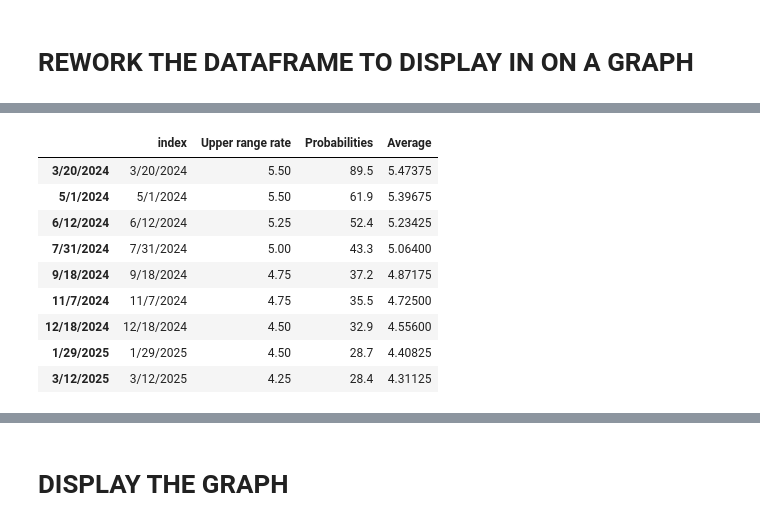
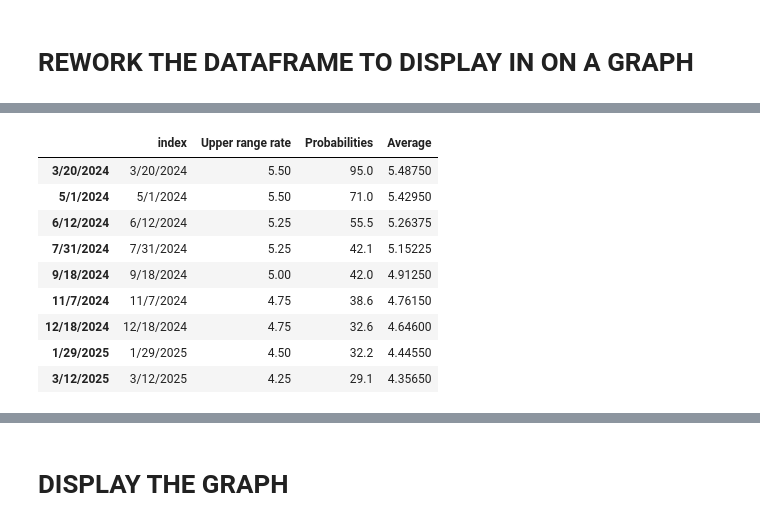
Before and after one commit to MaximilienA/quantitative-tools, a Jupyter notebook: Notebooks/[02 03 2024] [Local] Step by step Datascrapping + Data cleaning + Display + Database upload.ipynb, the cells around one changed output, grey strips where cells are left out. Saved outputs shown, nothing was run; the diff lists cells and outputs as text; code cells hidden in the pictures.

```diff
--- a/Notebooks/[02 03 2024] [Local] Step by step Datascrapping + Data cleaning + Display + Database upload.ipynb
+++ b/Notebooks/[02 03 2024] [Local] Step by step Datascrapping + Data cleaning + Display + Database upload.ipynb
@@ -200,6 +210,8 @@ def query_data_by_date(input_date):
     return result
 
 
-df_buffer_scrapped_data_from_website = query_data_by_date('2024-03-01')
-df_buffer_scrapped_data_from_website
+df_buffer_scrapped_data_from_database = query_data_by_date('2024-09-27')
+df_buffer_scrapped_data_from_database
+
+df_buffer_scrapped_data_from_database_03_Mars_2024 = query_data_by_date('2024-03-03')
 # %% [output]
@@ -324,9 +289,9 @@ Rates_df = pd.DataFrame({"Rates": ["0-25",	"25-50",	"50-75",	"75-100",	"100-125"
 for i in range (numberOfMeetingDates, 0, -1):
 
     #Get the raw header: 0    MEETING DATE 325-350 350-375 375-400 400-425 4...
-    header_scrapped_raw = df_buffer_scrapped_data_from_website.iloc[0]
+    header_scrapped_raw = df_buffer_scrapped_data_from_database.iloc[0]
     #Get the raw probabilities: 1    1/31/2024 0.0% 0.0% 0.0% 0.0% 6.7% 93.3%
-    probabilities_scrapped_raw = df_buffer_scrapped_data_from_website.iloc[i]
+    probabilities_scrapped_raw = df_buffer_scrapped_data_from_database.iloc[i]
 
     #Delete the "MEETING" frome the header of the retrieve table
     header_scrapped_raw = header_scrapped_raw[7:]
@@ -365,9 +330,9 @@ Rates_df
 # %% [markdown]
 # FINAL FUNCTION CALLING OTHER FUNCTION AND MERGING DATA IN A SINGLE DATAFRAME
 # %%
-def dfRatesMerger():
+def dfRatesMerger(scrapped_data_from_website_df):
 
-    scrapped_data_from_website_df  = get_probabilities()
+
 
     Rates_df = pd.DataFrame({"Rates": ["0-25",	"25-50",	"50-75",	"75-100",	"100-125",	"125-150",	"150-175",	"175-200",	"200-225",	"225-250",	"250-275",	"275-300",	"300-325",	"325-350",	"350-375",	"375-400",	"400-425",	"425-450",	"450-475",	"475-500",	"500-525",	"525-550",	"550-575",	"575-600",	"600-625",	"625-650",	"650-675",	"675-700",	"700-725",	"725-750",	"750-775",	"775-800",	"800-825",	"825-850",	"850-875",	"875-900",	"900-925",	"925-950",	"950-975",	"975-1000"]})
 
@@ -406,0 +369,14 @@ final_df.loc[:, '500-525']
+# %%
+# scrapped_data_from_website_df  = get_probabilities()
+
+final_df = dfRatesMerger(df_buffer_scrapped_data_from_database)
+
+final_df_03_Mars_2024 = dfRatesMerger(df_buffer_scrapped_data_from_database_03_Mars_2024)
+
+final_df
+
+final_df_03_Mars_2024
+
+final_df.loc[:, '375-400']
+
+final_df_03_Mars_2024.loc[:, '500-525']
@@ -505,9 +492,9 @@ def transformReworkedDataframeToDisplayableDataframe(dataframe_from_database):
 
     max_values_probability_rate = dataframe_from_database[selected_columns].idxmax(axis=0)
 
-    print(type(max_values_probability_rate))
+    # print(type(max_values_probability_rate))
 
-    print("max_values_probability_rate : ", max_values_probability_rate)
+    # print("max_values_probability_rate : ", max_values_probability_rate)
 
     # print("max_values_indices", max_values_probability_rate, "\n")
 
@@ -519,7 +506,7 @@ def transformReworkedDataframeToDisplayableDataframe(dataframe_from_database):
     # print("max_values_indices", max_values_indices)
 
     df_to_display_in_graph = max_values_probability_rate.to_frame()
-    print(df_to_display_in_graph)
+    # print(df_to_display_in_graph)
     df_to_display_in_graph['Probabilities']=(max_probability)
     # Print the DataFrame
     df_to_display_in_graph.columns = ['Upper range rate','Probabilities']
@@ -532,6 +519,8 @@ def transformReworkedDataframeToDisplayableDataframe(dataframe_from_database):
 
 df_to_display_in_graph = transformReworkedDataframeToDisplayableDataframe(dataframe_from_database)
 
-df_to_display_in_graph
+df_to_display_in_graph_03_Mars_2024 = transformReworkedDataframeToDisplayableDataframe(final_df_03_Mars_2024)
+
+df_to_display_in_graph_03_Mars_2024
 # %% [output]
 df_avg :           0
@@ -554,10 +543,10 @@ selected_columns ['3/20/2024', '5/1/2024', '6/12/2024', '7/31/2024', '9/18/2024'
 |  | index | Upper range rate | Probabilities | Average |
-| 3/20/2024 | 3/20/2024 | 5.50 | 89.5 | 5.47375 |
-| 5/1/2024 | 5/1/2024 | 5.50 | 61.9 | 5.39675 |
-| 6/12/2024 | 6/12/2024 | 5.25 | 52.4 | 5.23425 |
-| 7/31/2024 | 7/31/2024 | 5.00 | 43.3 | 5.06400 |
-| 9/18/2024 | 9/18/2024 | 4.75 | 37.2 | 4.87175 |
-| 11/7/2024 | 11/7/2024 | 4.75 | 35.5 | 4.72500 |
-| 12/18/2024 | 12/18/2024 | 4.50 | 32.9 | 4.55600 |
-| 1/29/2025 | 1/29/2025 | 4.50 | 28.7 | 4.40825 |
-| 3/12/2025 | 3/12/2025 | 4.25 | 28.4 | 4.31125 |
+| 3/20/2024 | 3/20/2024 | 5.50 | 95.0 | 5.48750 |
+| 5/1/2024 | 5/1/2024 | 5.50 | 71.0 | 5.42950 |
+| 6/12/2024 | 6/12/2024 | 5.25 | 55.5 | 5.26375 |
+| 7/31/2024 | 7/31/2024 | 5.25 | 42.1 | 5.15225 |
+| 9/18/2024 | 9/18/2024 | 5.00 | 42.0 | 4.91250 |
+| 11/7/2024 | 11/7/2024 | 4.75 | 38.6 | 4.76150 |
+| 12/18/2024 | 12/18/2024 | 4.75 | 32.6 | 4.64600 |
+| 1/29/2025 | 1/29/2025 | 4.50 | 32.2 | 4.44550 |
+| 3/12/2025 | 3/12/2025 | 4.25 | 29.1 | 4.35650 |
```
Also changed, not shown: parts of 23 cells of this notebook, 2 other files.
